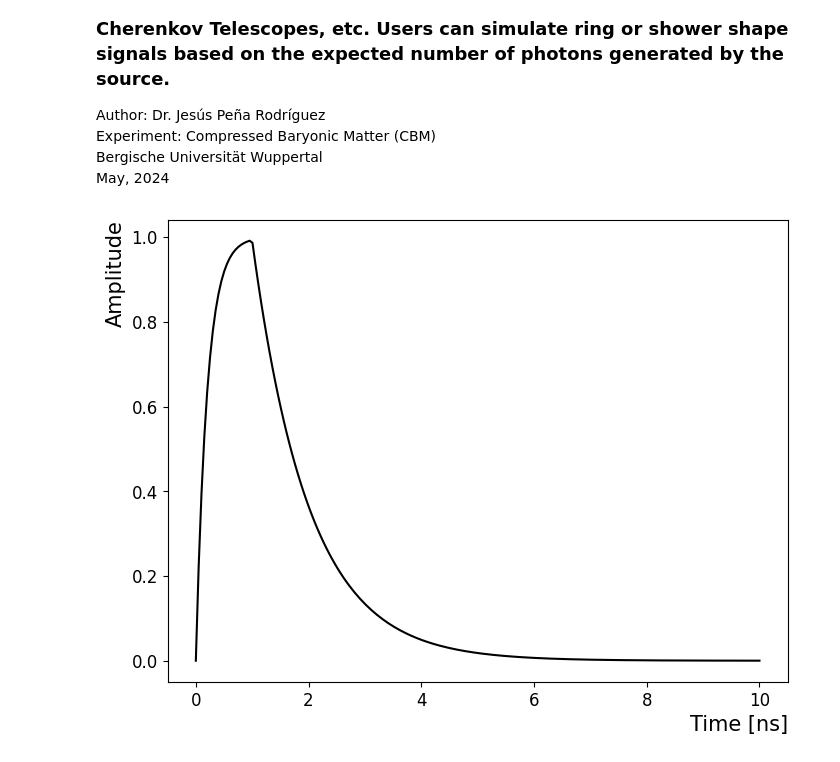
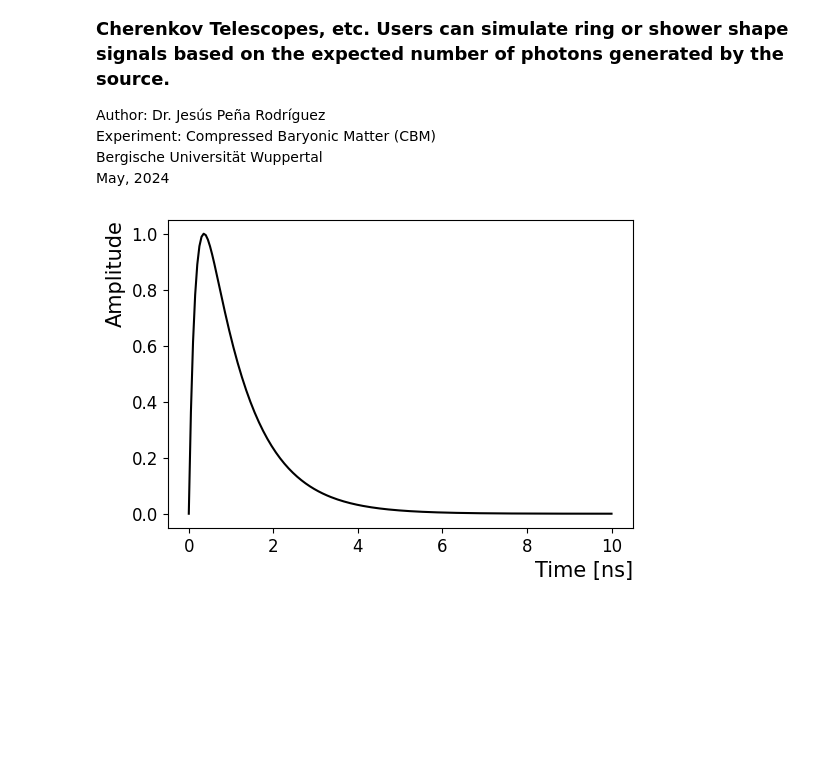
Before and after one commit to JesusPenha/SiPM-APD-MPPC, a Jupyter notebook: IACT_example.ipynb, the cells around one changed output. Drawn from its saved outputs; the diff is of its cells as text; code cells hidden in the pictures; blank space fills up the shorter version.

```diff
--- a/IACT_example.ipynb
+++ b/IACT_example.ipynb
@@ -14,26 +14,26 @@ import numpy as np
 # %%
 # Pulse shape
 
 Rt = 0.2e-9 # Rising time 5
 Ft = 1e-9   # Falling time 50
 A = 1 # Pulse amplitude (spe) single photo-electron
 tm = 1e-9 # Maximum's peak time (s) 20
 R = 0.05 # Time resolution in ns 1
 
 # Pixel model
 
 DCR = 150e3  # Hz/mm2
 Pixel_size = 36.0 # mm2
 Cross = 0.25 # %
 After = 0.05 # %
 T_rec = 55e-9
 T_AP = 15e-9
 sigma = 0.1 # Pulse amplitude variance
 W = 1000 # Recording window in ns
 
-Pulse_shape = sipm.Pulse(Rt, Ft, A, tm, R, plot=True)
+Pulse_shape = sipm.Pulse(Rt, Ft, A, R, plot=True)
 # %% [output]
-[figure, old version]
+[figure, new version]
 # %%
 # MPPC model
 
```
Also changed, not shown: parts of 4 cells of this notebook, 1 other file.
